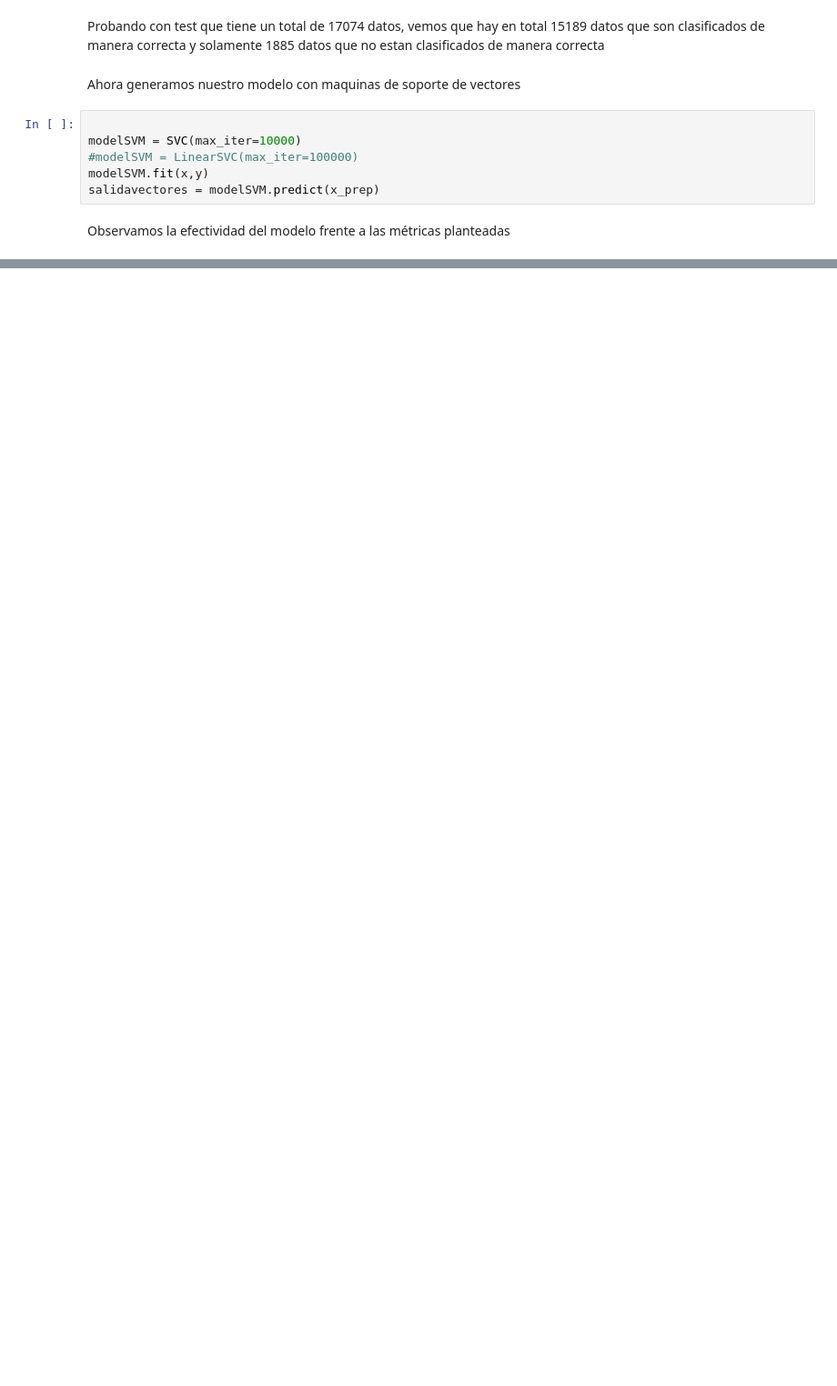
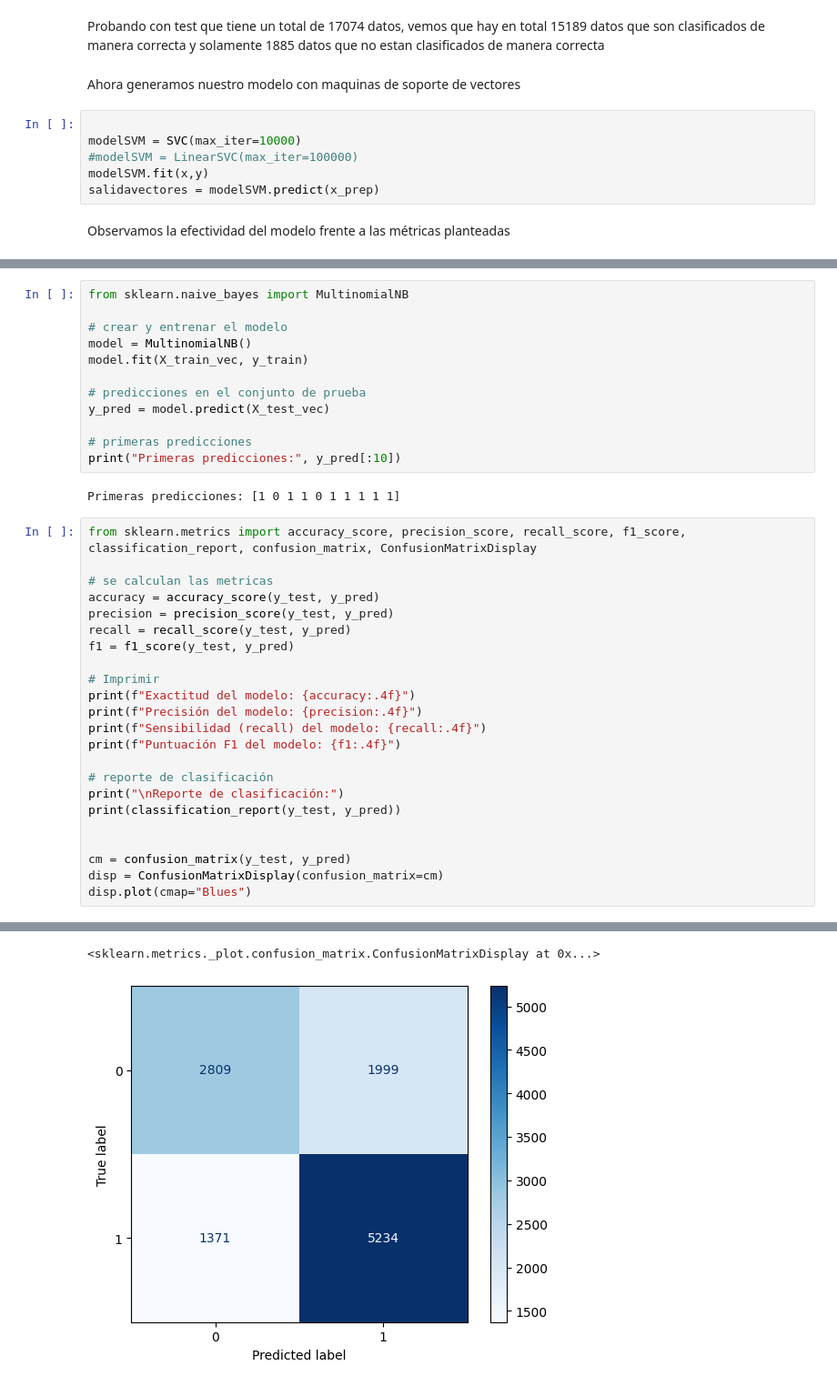
Before and after one commit to G17-BI-2025-1/Proyecto_1, a Jupyter notebook: proy.ipynb, the cells around one changed output, grey strips where cells are left out. Shown at 91% size. Saved outputs shown, nothing was run; the diff lists cells and outputs as text; blank space fills up the shorter version.

Commit message:
Naive Bayes

```diff
--- a/proy.ipynb
+++ b/proy.ipynb
@@ -723,0 +832,38 @@ weighted avg       0.89      0.88      0.88     17074
+# %%
+from sklearn.naive_bayes import MultinomialNB
+
+# crear y entrenar el modelo
+model = MultinomialNB()
+model.fit(X_train_vec, y_train)
+
+# predicciones en el conjunto de prueba
+y_pred = model.predict(X_test_vec)
+
+# primeras predicciones
+print("Primeras predicciones:", y_pred[:10])
+# %% [output]
+Primeras predicciones: [1 0 1 1 0 1 1 1 1 1]
+# %%
+from sklearn.metrics import accuracy_score, precision_score, recall_score, f1_score, classification_report, confusion_matrix, ConfusionMatrixDisplay
+
+# se calculan las metricas
+accuracy = accuracy_score(y_test, y_pred)
+precision = precision_score(y_test, y_pred)
+recall = recall_score(y_test, y_pred)
+f1 = f1_score(y_test, y_pred)
+
+# Imprimir
+print(f"Exactitud del modelo: {accuracy:.4f}")
+print(f"Precisión del modelo: {precision:.4f}")
+print(f"Sensibilidad (recall) del modelo: {recall:.4f}")
+print(f"Puntuación F1 del modelo: {f1:.4f}")
+
+# reporte de clasificación
+print("\nReporte de clasificación:")
+print(classification_report(y_test, y_pred))
+
+
+cm = confusion_matrix(y_test, y_pred)
+disp = ConfusionMatrixDisplay(confusion_matrix=cm)
+disp.plot(cmap="Blues")
+# %% [output]
@@ -723,0 +884,2 @@ weighted avg       0.89      0.88      0.88     17074
+<sklearn.metrics._plot.confusion_matrix.ConfusionMatrixDisplay at 0x...>
+[figure, added]
```
Also changed, not shown: parts of 14 cells of this notebook.
